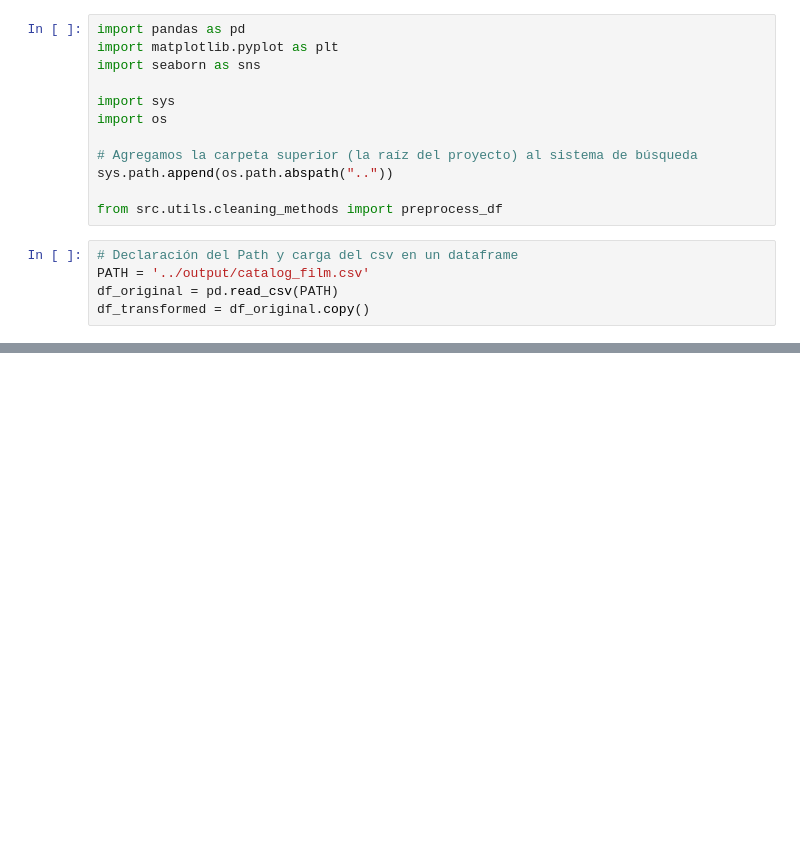
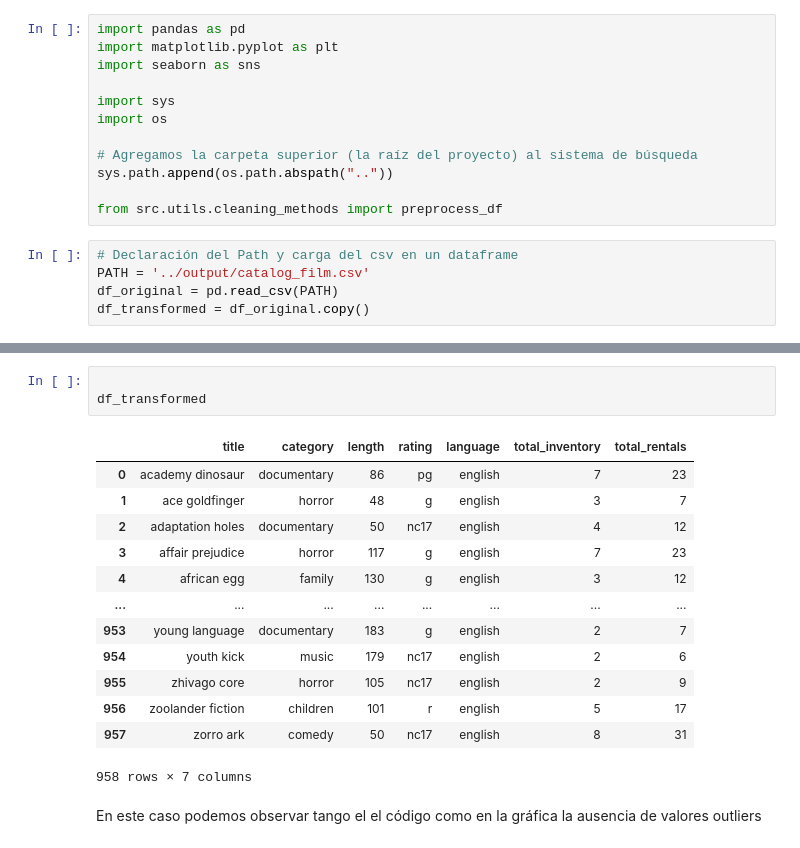
Before and after one commit to Bootcamp-DA-P2/Data-Automation-MySQL-Python-Excel-Grupo-4, a Jupyter notebook: notebooks/notebook-catalog-film.ipynb, the cells around one changed output, grey strips where cells are left out. Cells and saved outputs as stored; diff of their text form; blank space fills up the shorter version.

```diff
--- a/notebooks/notebook-catalog-film.ipynb
+++ b/notebooks/notebook-catalog-film.ipynb
@@ -37,0 +44,19 @@ None
+# %%
+
+df_transformed
+# %% [output]
+|  | title | category | length | rating | language | total_inventory | total_rentals |
+| 0 | academy dinosaur | documentary | 86 | pg | english | 7 | 23 |
+| 1 | ace goldfinger | horror | 48 | g | english | 3 | 7 |
+| 2 | adaptation holes | documentary | 50 | nc17 | english | 4 | 12 |
+| 3 | affair prejudice | horror | 117 | g | english | 7 | 23 |
+| 4 | african egg | family | 130 | g | english | 3 | 12 |
+| ... | ... | ... | ... | ... | ... | ... | ... |
+| 953 | young language | documentary | 183 | g | english | 2 | 7 |
+| 954 | youth kick | music | 179 | nc17 | english | 2 | 6 |
+| 955 | zhivago core | horror | 105 | nc17 | english | 2 | 9 |
+| 956 | zoolander fiction | children | 101 | r | english | 5 | 17 |
+| 957 | zorro ark | comedy | 50 | nc17 | english | 8 | 31 |
+958 rows × 7 columns
+# %% [markdown]
+En este caso podemos observar tango el el código como en la gráfica la ausencia de valores outliers
```
Also changed, not shown: parts of 1 cell of this notebook, 1 other file.
